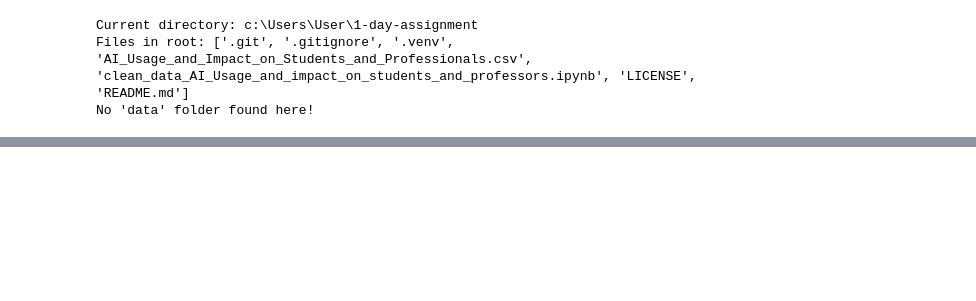
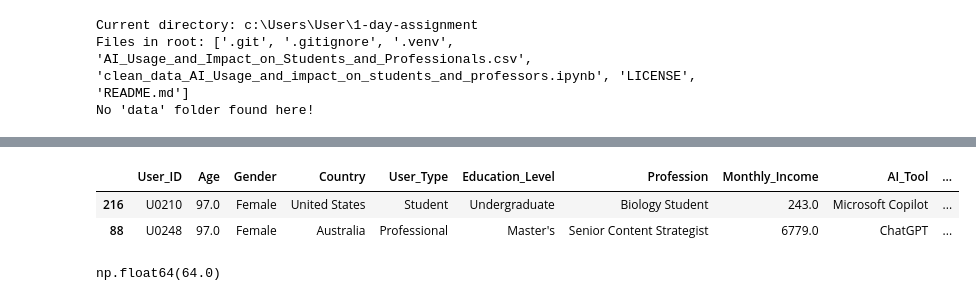
Before and after one commit to iaac-maai/1-day-assignment, a Jupyter notebook: clean_data_AI_Usage_and_impact_on_students_and_professors.ipynb, the cells around one changed output, grey strips where cells are left out. Saved outputs shown, nothing was run; the diff lists cells and outputs as text; code cells hidden in the pictures; blank space fills up the shorter version.

```diff
--- a/clean_data_AI_Usage_and_impact_on_students_and_professors.ipynb
+++ b/clean_data_AI_Usage_and_impact_on_students_and_professors.ipynb
@@ -48,0 +442,3 @@ df.head()
+# %%
+# One unrealistic income (250000 for a 17-year-old student): replace with the median
+df_clean.loc[206, "Monthly_Income"] = df_clean["Monthly_Income"].median()
@@ -48,0 +470,3 @@ df.head()
+# %%
+# One impossible value (23 hours of AI use per day): replace with the median
+df_clean.loc[19, "AI_Usage_Hours_Per_Day"] = df_clean["AI_Usage_Hours_Per_Day"].median()
@@ -48,0 +496,3 @@ df.head()
+# %%
+# One impossible value (20 hours of study per day): replace with the median
+df_clean.loc[161, "Work_or_Study_Hours_Per_Day"] = df_clean["Work_or_Study_Hours_Per_Day"].median()
@@ -48,0 +517,6 @@ df.head()
+# %%
+df_clean.loc[[216, 88]]
+# %% [output]
+|  | User_ID | Age | Gender | Country | User_Type | Education_Level | Profession | Monthly_Income | AI_Tool | ... |
+| 216 | U0210 | 97.0 | Female | United States | Student | Undergraduate | Biology Student | 243.0 | Microsoft Copilot | ... |
+| 88 | U0248 | 97.0 | Female | Australia | Professional | Master's | Senior Content Strategist | 6779.0 | ChatGPT | ... |
@@ -48,0 +526,4 @@ df.head()
+# %%
+df_clean["Age"].max()
+# %% [output]
+np.float64(64.0)
```
Also changed, not shown: parts of 45 cells of this notebook, 1 other file.
